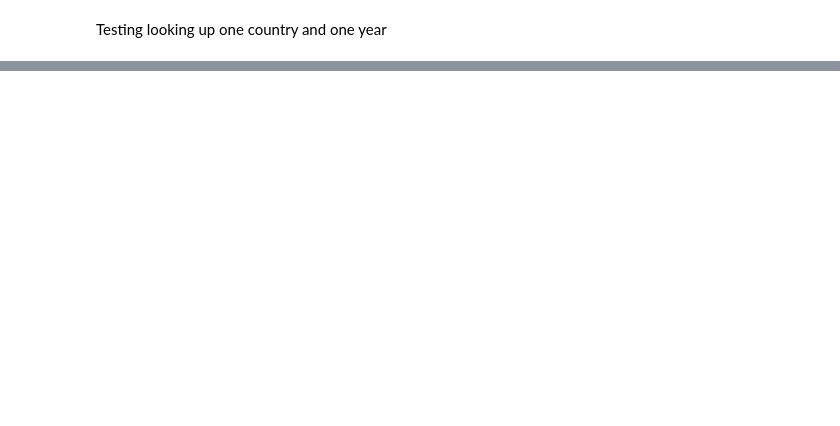
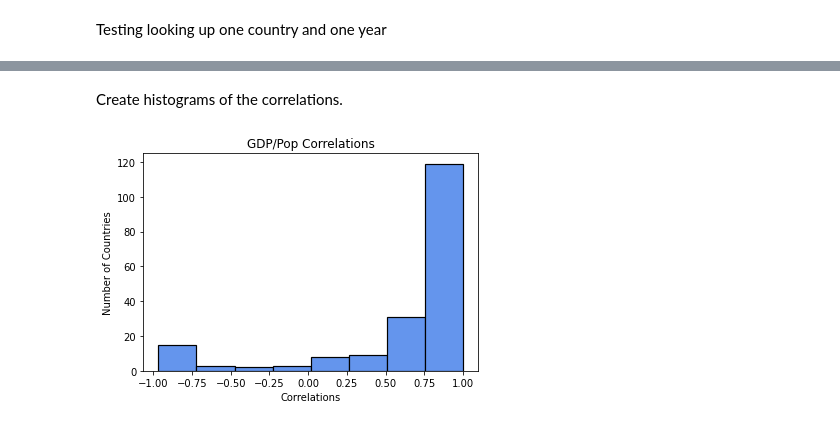
Before and after one commit to timcross271/CO2_Data_Analysis, a Jupyter notebook: CO2_correlations.ipynb, the cells around one changed output, grey strips where cells are left out. Cells and saved outputs as stored; diff of their text form; code cells hidden in the pictures; blank space fills up the shorter version.

```diff
--- a/CO2_correlations.ipynb
+++ b/CO2_correlations.ipynb
@@ -128,0 +153,25 @@ corrlist
+# %% [markdown]
+Create histograms of the correlations.
+# %%
+
+pl.hist(corrlist['CO2/GDP'],bins=8,color='cornflowerblue',edgecolor='black', linewidth=1.2)
+pl.xlabel('Correlations')
+pl.ylabel('Number of Countries')
+pl.title('CO2/GDP Correlations',loc='center')
+pl.savefig('CO2_GDP Correlations.pdf')
+pl.clf()
+
+pl.hist(corrlist['CO2/Pop'],bins=8,color='cornflowerblue',edgecolor='black', linewidth=1.2)
+pl.xlabel('Correlations')
+pl.ylabel('Number of Countries')
+pl.title('CO2/Pop Correlations',loc='center')
+pl.savefig('CO2_Pop Correlations.pdf')
+pl.clf()
+
+pl.hist(corrlist['GDP/Pop'],bins=8,color='cornflowerblue',edgecolor='black', linewidth=1.2)
+pl.xlabel('Correlations')
+pl.ylabel('Number of Countries')
+pl.title('GDP/Pop Correlations',loc='center')
+pl.savefig('GDP_Pop Correlations.pdf')
+# %% [output]
+[figure, added]
```
Also changed, not shown: parts of 22 cells of this notebook.
